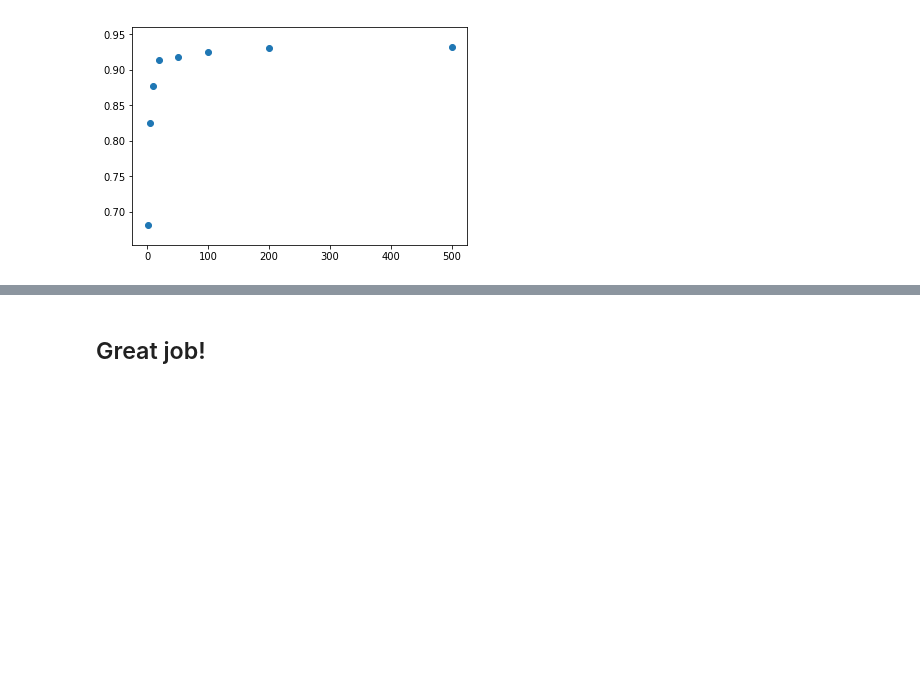
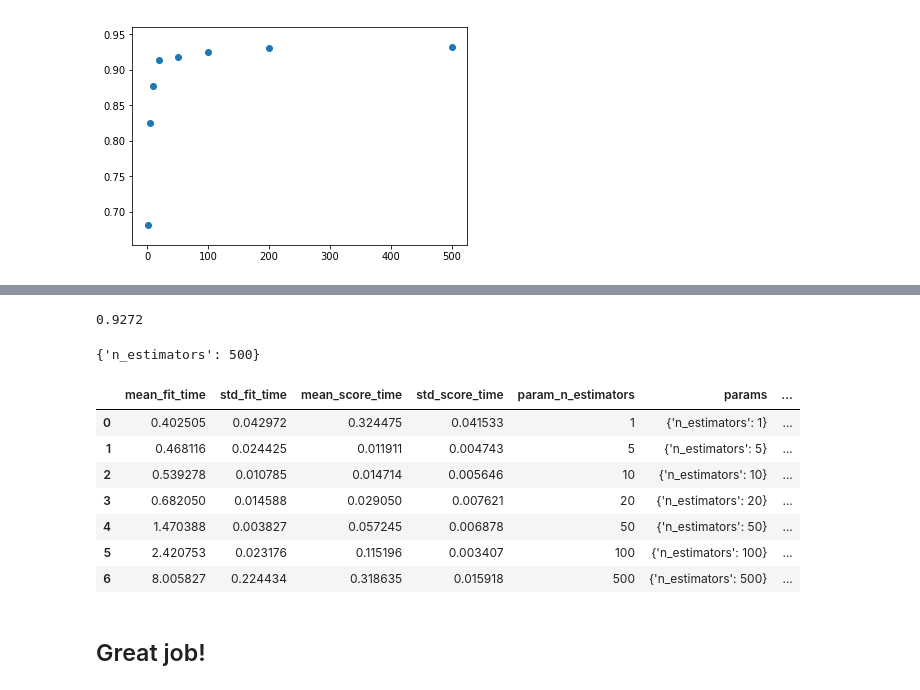
Before and after one commit to CodeMasterChef/machine-learning-devc-study, a Jupyter notebook: week 07/CSML_W4/W4-Lab.ipynb, the cells around one changed output, grey strips where cells are left out. Saved outputs shown, nothing was run; the diff lists cells and outputs as text; code cells hidden in the pictures; blank space fills up the shorter version.

```diff
--- a/week 07/CSML_W4/W4-Lab.ipynb
+++ b/week 07/CSML_W4/W4-Lab.ipynb
@@ -250,0 +253,9 @@ print(result)
+# %%
+from sklearn.model_selection import GridSearchCV
+params_grid = {
+    'n_estimators':[1,5,10, 20, 50, 100, 500],
+    'max_depth' : [5,10, 20, 50]
+}
+# njobs: số lượng tiến trình máy tính muốn dùng để chạy: -1: chạy hết CPU
+gridcv = GridSearchCV(RandomForestClassifier() , param_grid= params_grid , n_jobs =  6)
+gridcv.fit(X_train, y_train)
@@ -251,2 +285,21 @@ print(result)
+# %%
+gridcv.best_score_
+# %% [output]
+0.9272
+# %%
+gridcv.best_params_
+# %% [output]
+{'n_estimators': 500}
+# %%
+pd.DataFrame(gridcv.cv_results_)
+# %% [output]
+|  | mean_fit_time | std_fit_time | mean_score_time | std_score_time | param_n_estimators | params | ... |
+| 0 | 0.402505 | 0.042972 | 0.324475 | 0.041533 | 1 | {'n_estimators': 1} | ... |
+| 1 | 0.468116 | 0.024425 | 0.011911 | 0.004743 | 5 | {'n_estimators': 5} | ... |
+| 2 | 0.539278 | 0.010785 | 0.014714 | 0.005646 | 10 | {'n_estimators': 10} | ... |
+| 3 | 0.682050 | 0.014588 | 0.029050 | 0.007621 | 20 | {'n_estimators': 20} | ... |
+| 4 | 1.470388 | 0.003827 | 0.057245 | 0.006878 | 50 | {'n_estimators': 50} | ... |
+| 5 | 2.420753 | 0.023176 | 0.115196 | 0.003407 | 100 | {'n_estimators': 100} | ... |
+| 6 | 8.005827 | 0.224434 | 0.318635 | 0.015918 | 500 | {'n_estimators': 500} | ... |
 # %% [markdown]
 ## Great job!
```
Also changed, not shown: parts of 3 cells of this notebook, 2 other files.
